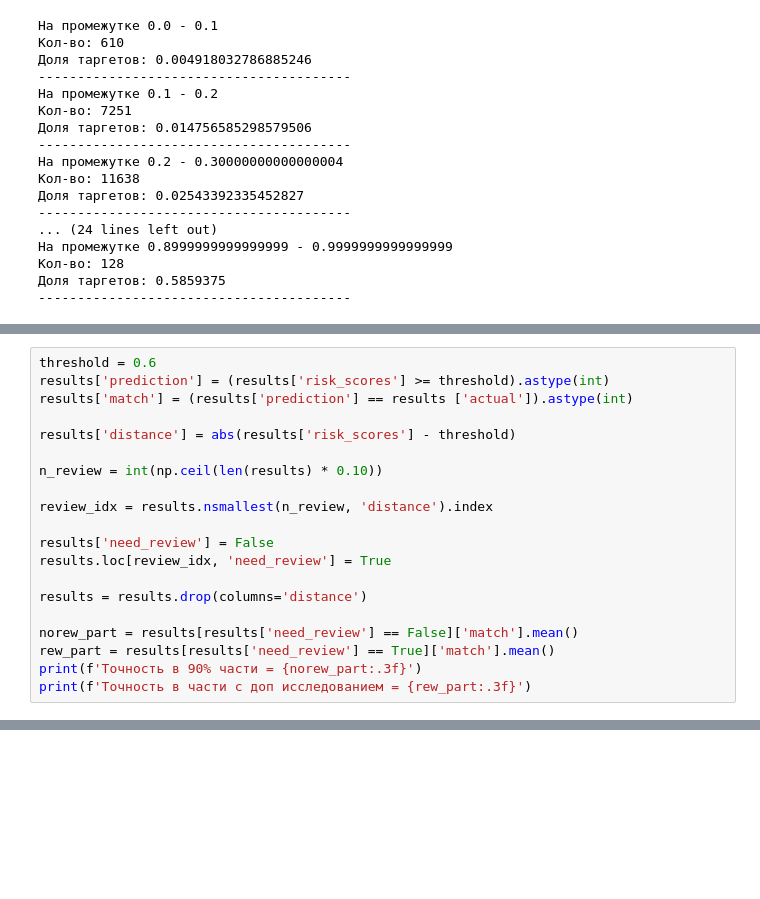
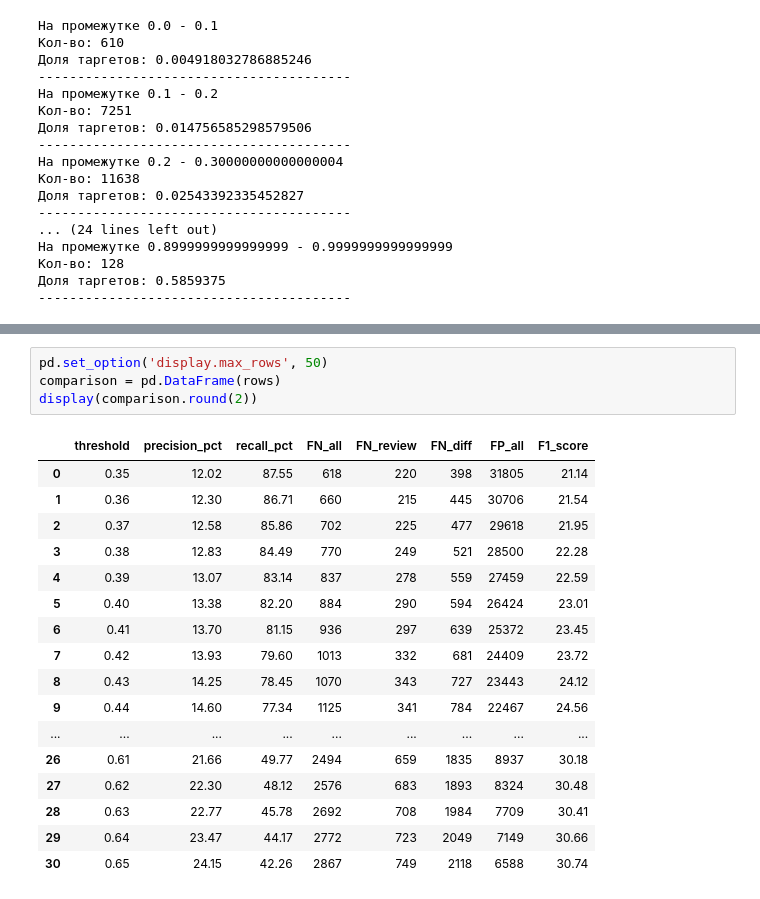
Before and after one commit to Xssaxsa11/Home-Credit-Default-Risk, a Jupyter notebook: notebooks/experiments.ipynb, the cells around one changed output, grey strips where cells are left out. Cells and saved outputs as stored; diff of their text form; blank space fills up the shorter version.

Commit message:
almst ended predict py

```diff
--- a/notebooks/experiments.ipynb
+++ b/notebooks/experiments.ipynb
@@ -180,20 +173,0 @@ results = pd.DataFrame({
-# %%
-threshold = 0.6
-results['prediction'] = (results['risk_scores'] >= threshold).astype(int)
-results['match'] = (results['prediction'] == results ['actual']).astype(int)
-
-results['distance'] = abs(results['risk_scores'] - threshold)
-
-n_review = int(np.ceil(len(results) * 0.10))
-
-review_idx = results.nsmallest(n_review, 'distance').index
-
-results['need_review'] = False
-results.loc[review_idx, 'need_review'] = True
-
-results = results.drop(columns='distance')
-
-norew_part = results[results['need_review'] == False]['match'].mean()
-rew_part = results[results['need_review'] == True]['match'].mean()
-print(f'Точность в 90% части = {norew_part:.3f}')
-print(f'Точность в части с доп исследованием = {rew_part:.3f}')
@@ -245,0 +240,22 @@ np.float64(0.03708989738401503)
+# %%
+pd.set_option('display.max_rows', 50)
+comparison = pd.DataFrame(rows)
+display(comparison.round(2))
+# %% [output]
+|  | threshold | precision_pct | recall_pct | FN_all | FN_review | FN_diff | FP_all | F1_score |
+| 0 | 0.35 | 12.02 | 87.55 | 618 | 220 | 398 | 31805 | 21.14 |
+| 1 | 0.36 | 12.30 | 86.71 | 660 | 215 | 445 | 30706 | 21.54 |
+| 2 | 0.37 | 12.58 | 85.86 | 702 | 225 | 477 | 29618 | 21.95 |
+| 3 | 0.38 | 12.83 | 84.49 | 770 | 249 | 521 | 28500 | 22.28 |
+| 4 | 0.39 | 13.07 | 83.14 | 837 | 278 | 559 | 27459 | 22.59 |
+| 5 | 0.40 | 13.38 | 82.20 | 884 | 290 | 594 | 26424 | 23.01 |
+| 6 | 0.41 | 13.70 | 81.15 | 936 | 297 | 639 | 25372 | 23.45 |
+| 7 | 0.42 | 13.93 | 79.60 | 1013 | 332 | 681 | 24409 | 23.72 |
+| 8 | 0.43 | 14.25 | 78.45 | 1070 | 343 | 727 | 23443 | 24.12 |
+| 9 | 0.44 | 14.60 | 77.34 | 1125 | 341 | 784 | 22467 | 24.56 |
+| ... | ... | ... | ... | ... | ... | ... | ... | ... |
+| 26 | 0.61 | 21.66 | 49.77 | 2494 | 659 | 1835 | 8937 | 30.18 |
+| 27 | 0.62 | 22.30 | 48.12 | 2576 | 683 | 1893 | 8324 | 30.48 |
+| 28 | 0.63 | 22.77 | 45.78 | 2692 | 708 | 1984 | 7709 | 30.41 |
+| 29 | 0.64 | 23.47 | 44.17 | 2772 | 723 | 2049 | 7149 | 30.66 |
+| 30 | 0.65 | 24.15 | 42.26 | 2867 | 749 | 2118 | 6588 | 30.74 |
```
Also changed, not shown: parts of 9 cells of this notebook, 1 other file.
